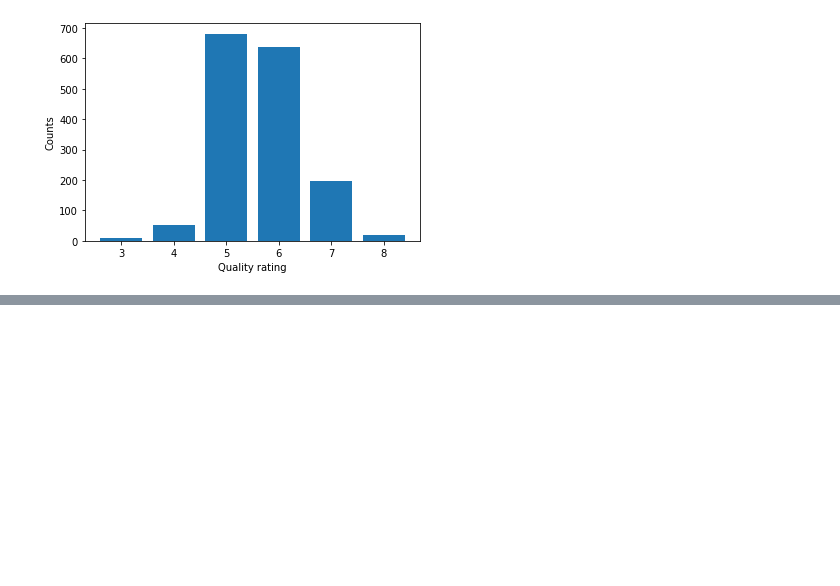
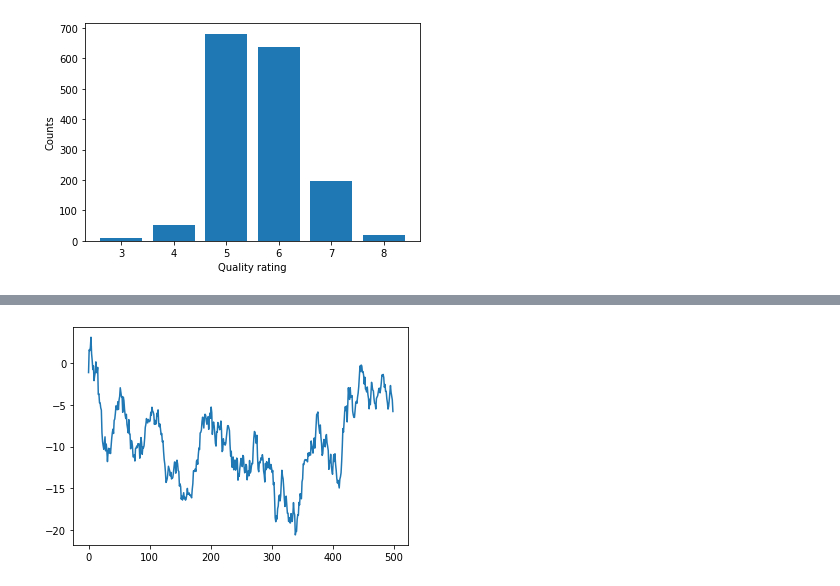
Before and after one commit to dantebarross/scientific-projects-with-python, a Jupyter notebook: Analysing_wine_quality_Statistically.ipynb, the cells around one changed output, grey strips where cells are left out. Saved outputs shown, nothing was run; the diff lists cells and outputs as text; code cells hidden in the pictures; blank space fills up the shorter version.

```diff
--- a/Analysing_wine_quality_Statistically.ipynb
+++ b/Analysing_wine_quality_Statistically.ipynb
@@ -151,0 +391,6 @@ TypeError: ignored
+# %%
+n = 500
+x = np.cumsum(np.random.randn(n))
+plt.plot(x);
+# %% [output]
+[figure, added]
```
Also changed, not shown: parts of 26 cells of this notebook.
